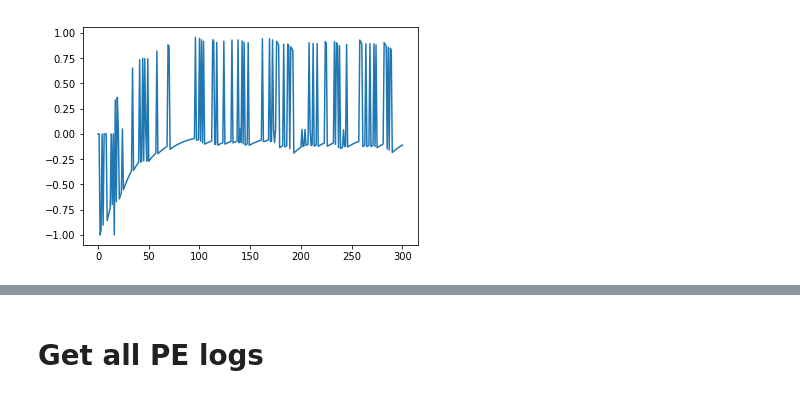
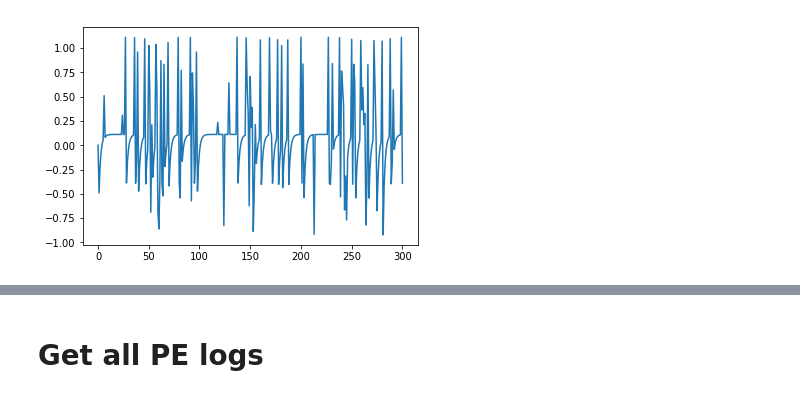
Before and after one commit to Maylibooyah69/RewardReversalPorject, a Jupyter notebook: hisMLE.ipynb, the cells around one changed output, grey strips where cells are left out. Saved outputs shown, nothing was run; the diff lists cells and outputs as text; code cells hidden in the pictures.

```diff
--- a/hisMLE.ipynb
+++ b/hisMLE.ipynb
@@ -72,15 +84,15 @@ def MLE(action_log,reward_log,params0):
     sol=minimize(cur_myll,params0,method='SLSQP',bounds=bnds)
     return sol
 # %%
-real_params=[0.05,0.02,4]
+real_params=[0.5,0.5,4,0.1,0.11]
 env=ToyQ2.toyQ_2choice()
-rat1=dp.Rat(None,*real_params,init_Q=np.array([0.000001,0.00001]),sim=True)
+rat1=dp.Rat(None,*real_params[:-1],init_Q=np.array([0.51,0.51]),sim=True)
 env,rat1=dp.train_rat(env,rat1,300,sim=True)
 plt.plot(rat1.PElog)
 mya=rat1.choice_Log
 myr=rat1.obsLog
 # %% [output]
-[figure, old version]
+[figure, new version]
 # %%
 sol=MLE(mya,myr,real_params)
 sol
```
Also changed, not shown: parts of 8 cells of this notebook, 5 other files.
